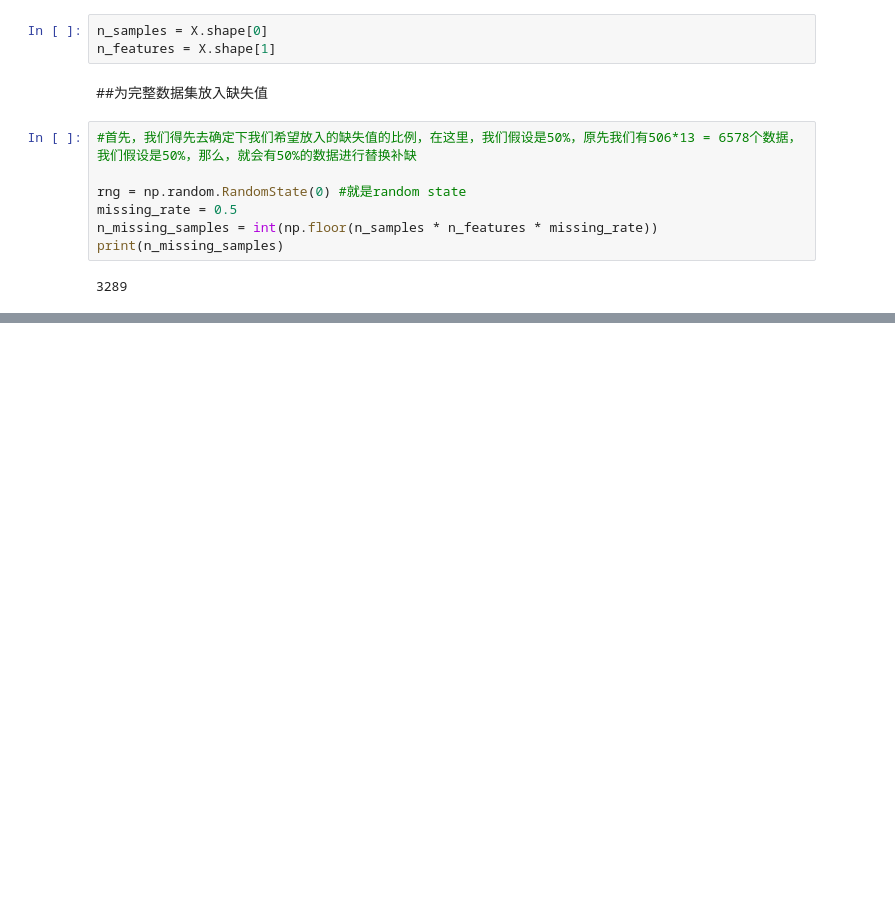
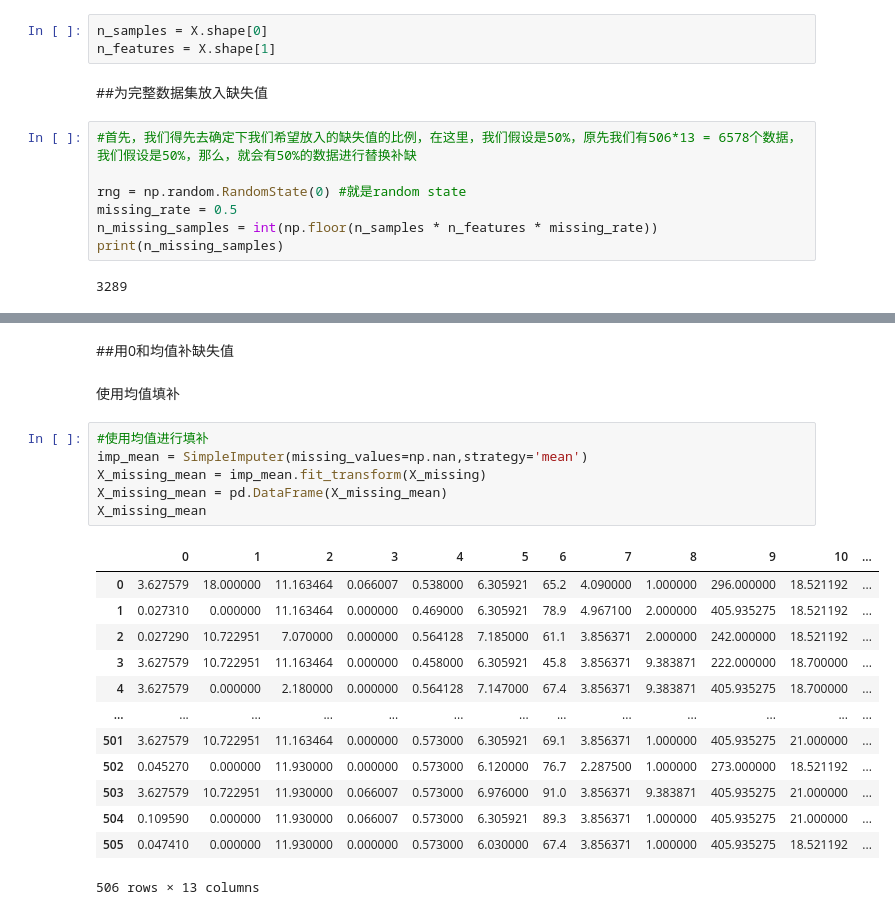
Before and after one commit to yeb2Binfang/sklearn_learning, a Jupyter notebook: RandomForest/RandomForest_Fillna.ipynb, the cells around one changed output, grey strips where cells are left out. Drawn from its saved outputs; the diff is of its cells as text; blank space fills up the shorter version.

```diff
--- a/RandomForest/RandomForest_Fillna.ipynb
+++ b/RandomForest/RandomForest_Fillna.ipynb
@@ -77,0 +105,24 @@ missing_samples - rng.randint(0,n_samples,n_missing_samples)
+# %% [markdown]
+##用0和均值补缺失值
+# %% [markdown]
+使用均值填补
+# %%
+#使用均值进行填补
+imp_mean = SimpleImputer(missing_values=np.nan,strategy='mean')
+X_missing_mean = imp_mean.fit_transform(X_missing)
+X_missing_mean = pd.DataFrame(X_missing_mean)
+X_missing_mean
+# %% [output]
+|  | 0 | 1 | 2 | 3 | 4 | 5 | 6 | 7 | 8 | 9 | 10 | ... |
+| 0 | 3.627579 | 18.000000 | 11.163464 | 0.066007 | 0.538000 | 6.305921 | 65.2 | 4.090000 | 1.000000 | 296.000000 | 18.521192 | ... |
+| 1 | 0.027310 | 0.000000 | 11.163464 | 0.000000 | 0.469000 | 6.305921 | 78.9 | 4.967100 | 2.000000 | 405.935275 | 18.521192 | ... |
+| 2 | 0.027290 | 10.722951 | 7.070000 | 0.000000 | 0.564128 | 7.185000 | 61.1 | 3.856371 | 2.000000 | 242.000000 | 18.521192 | ... |
+| 3 | 3.627579 | 10.722951 | 11.163464 | 0.000000 | 0.458000 | 6.305921 | 45.8 | 3.856371 | 9.383871 | 222.000000 | 18.700000 | ... |
+| 4 | 3.627579 | 0.000000 | 2.180000 | 0.000000 | 0.564128 | 7.147000 | 67.4 | 3.856371 | 9.383871 | 405.935275 | 18.700000 | ... |
+| ... | ... | ... | ... | ... | ... | ... | ... | ... | ... | ... | ... | ... |
+| 501 | 3.627579 | 10.722951 | 11.163464 | 0.000000 | 0.573000 | 6.305921 | 69.1 | 3.856371 | 1.000000 | 405.935275 | 21.000000 | ... |
+| 502 | 0.045270 | 0.000000 | 11.930000 | 0.000000 | 0.573000 | 6.120000 | 76.7 | 2.287500 | 1.000000 | 273.000000 | 18.521192 | ... |
+| 503 | 3.627579 | 10.722951 | 11.930000 | 0.066007 | 0.573000 | 6.976000 | 91.0 | 3.856371 | 9.383871 | 405.935275 | 21.000000 | ... |
+| 504 | 0.109590 | 0.000000 | 11.930000 | 0.066007 | 0.573000 | 6.305921 | 89.3 | 3.856371 | 1.000000 | 405.935275 | 21.000000 | ... |
+| 505 | 0.047410 | 0.000000 | 11.930000 | 0.000000 | 0.573000 | 6.030000 | 67.4 | 3.856371 | 1.000000 | 405.935275 | 18.521192 | ... |
+506 rows × 13 columns
```
Also changed, not shown: parts of 21 cells of this notebook.
